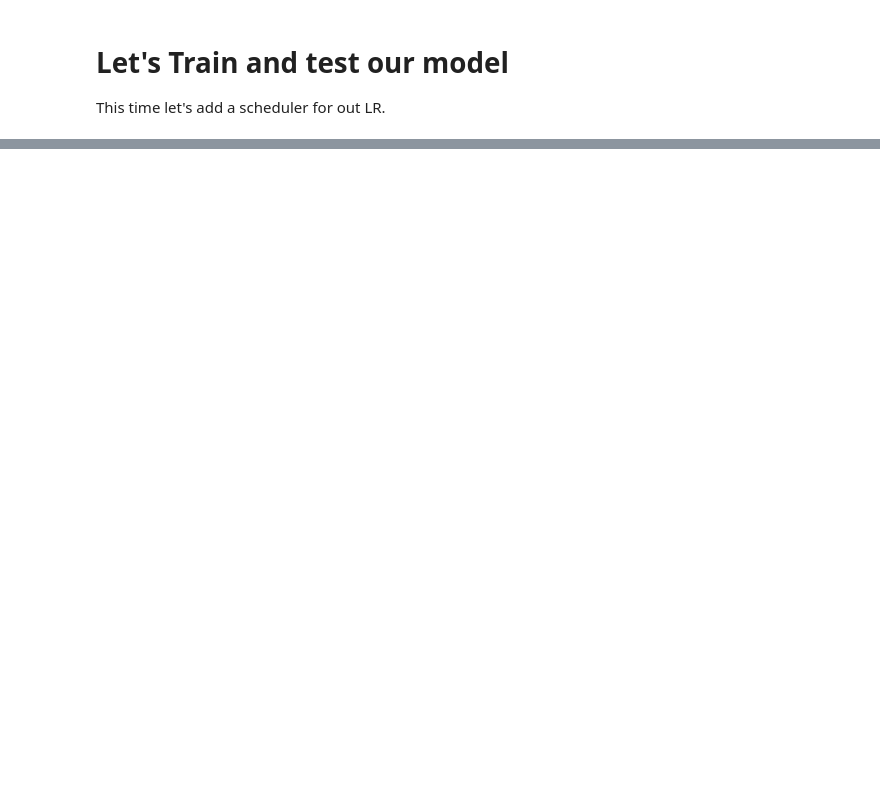
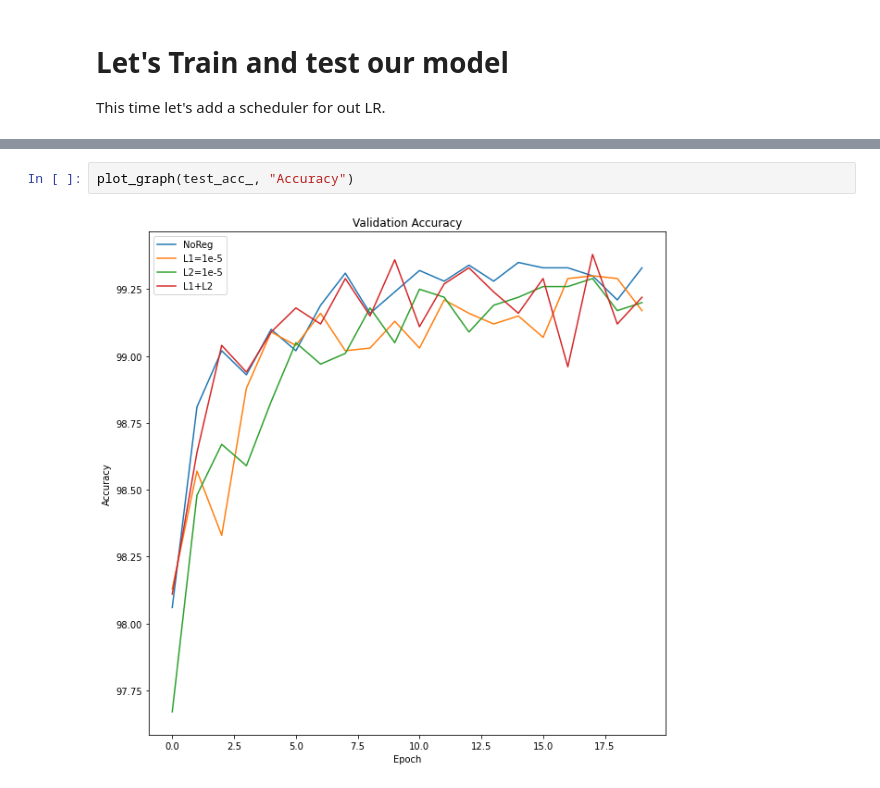
Before and after one commit to ckgpeace/EVA5B2, a Jupyter notebook: S6/Session6_1.ipynb, the cells around one changed output, grey strips where cells are left out. Drawn from its saved outputs; the diff is of its cells as text; blank space fills up the shorter version.

```diff
--- a/S6/Session6_1.ipynb
+++ b/S6/Session6_1.ipynb
@@ -353,0 +502,4 @@ Text(0.5, 1.0, 'Test Accuracy')
+# %%
+plot_graph(test_acc_, "Accuracy")
+# %% [output]
+[figure, added]
```
Also changed, not shown: parts of 19 cells of this notebook.
